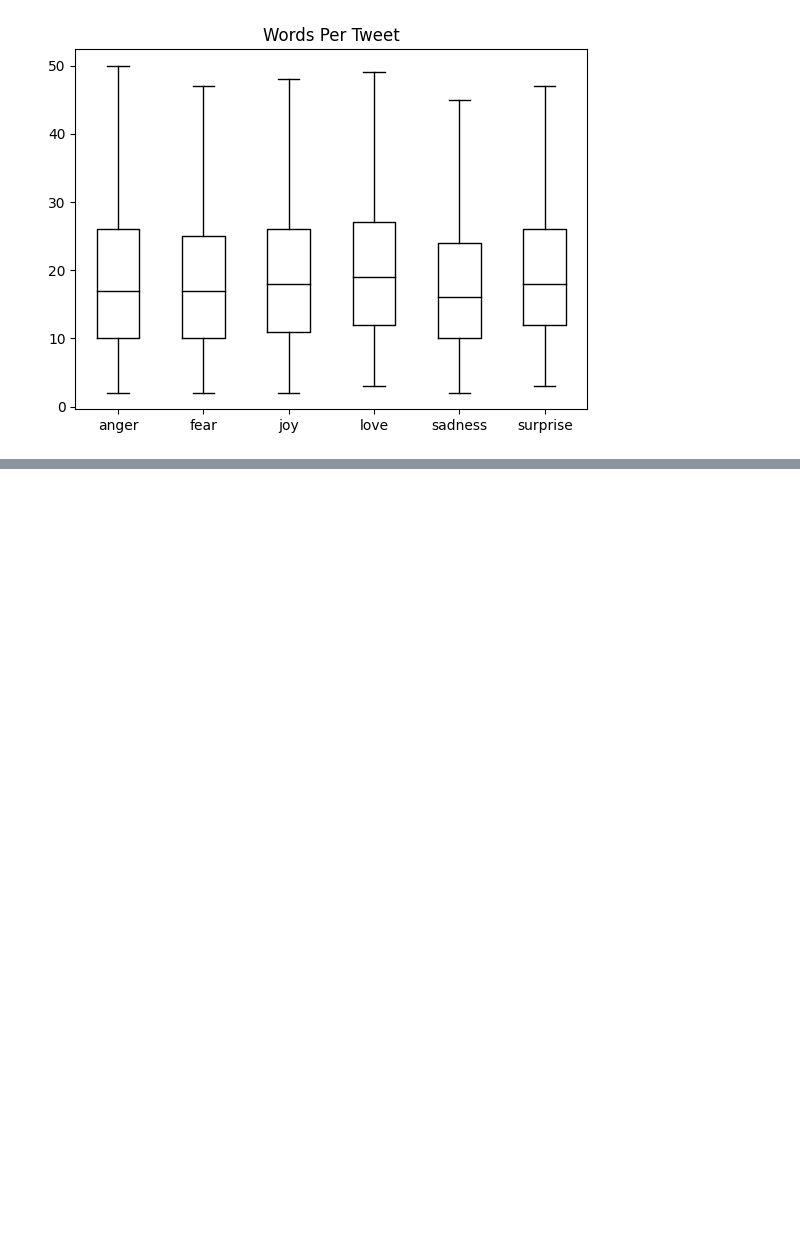
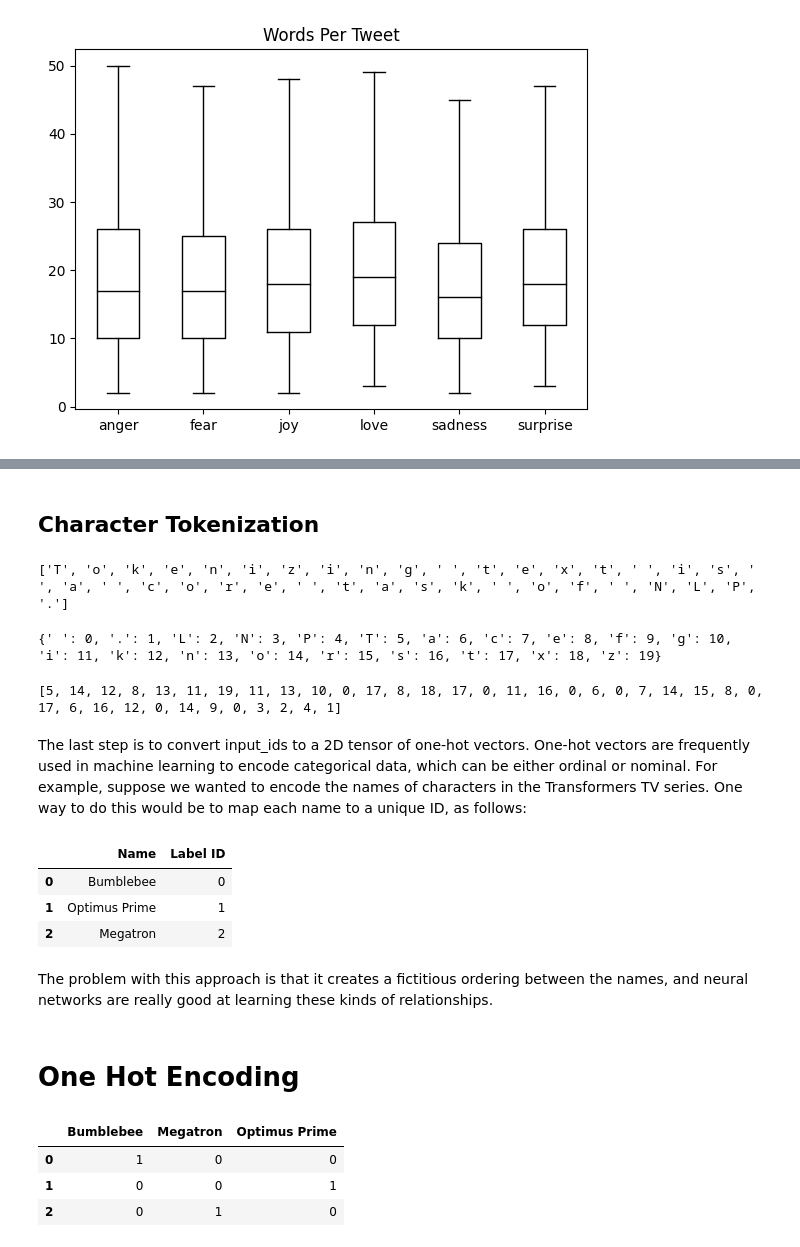
Before and after one commit to HuzaifaAnsari/HuzaifaAnsari, a Jupyter notebook: Chapter_2.ipynb, the cells around one changed output, grey strips where cells are left out. Cells and saved outputs as stored; diff of their text form; code cells hidden in the pictures; blank space fills up the shorter version.

```diff
--- a/Chapter_2.ipynb
+++ b/Chapter_2.ipynb
@@ -190,0 +164,45 @@ plt.show
+# %% [markdown]
+## Character Tokenization
+# %%
+text = "Tokenizing text is a core task of NLP."
+tokenized_text = list(text)
+print(tokenized_text)
+# %% [output]
+['T', 'o', 'k', 'e', 'n', 'i', 'z', 'i', 'n', 'g', ' ', 't', 'e', 'x', 't', ' ', 'i', 's', ' ', 'a', ' ', 'c', 'o', 'r', 'e', ' ', 't', 'a', 's', 'k', ' ', 'o', 'f', ' ', 'N', 'L', 'P', '.']
+# %%
+token2idx = {ch: idx for idx, ch in enumerate(sorted(set(tokenized_text)))}
+print(token2idx)
+# %% [output]
+{' ': 0, '.': 1, 'L': 2, 'N': 3, 'P': 4, 'T': 5, 'a': 6, 'c': 7, 'e': 8, 'f': 9, 'g': 10, 'i': 11, 'k': 12, 'n': 13, 'o': 14, 'r': 15, 's': 16, 't': 17, 'x': 18, 'z': 19}
+# %%
+input_ids = [token2idx[token] for token in tokenized_text]
+print(input_ids)
+# %% [output]
+[5, 14, 12, 8, 13, 11, 19, 11, 13, 10, 0, 17, 8, 18, 17, 0, 11, 16, 0, 6, 0, 7, 14, 15, 8, 0, 17, 6, 16, 12, 0, 14, 9, 0, 3, 2, 4, 1]
+# %% [markdown]
+The last step is to convert input_ids to a 2D tensor of one-hot vectors.
+One-hot vectors are frequently used in machine learning to encode categorical data,
+which can be either ordinal or nominal. For example, suppose we wanted to encode
+the names of characters in the Transformers TV series. One way to do this would be
+to map each name to a unique ID, as follows:
+# %%
+categorical_df = pd.DataFrame(
+ {"Name": ["Bumblebee", "Optimus Prime", "Megatron"], "Label ID": [0,1,2]})
+categorical_df
+# %% [output]
+|  | Name | Label ID |
+| 0 | Bumblebee | 0 |
+| 1 | Optimus Prime | 1 |
+| 2 | Megatron | 2 |
+# %% [markdown]
+The problem with this approach is that it creates a fictitious ordering between the
+names, and neural networks are really good at learning these kinds of relationships.
+# %% [markdown]
+# One Hot Encoding
+# %%
+pd.get_dummies(categorical_df["Name"],dtype=int)
+# %% [output]
+|  | Bumblebee | Megatron | Optimus Prime |
+| 0 | 1 | 0 | 0 |
+| 1 | 0 | 0 | 1 |
+| 2 | 0 | 1 | 0 |
```
Also changed, not shown: parts of 48 cells of this notebook.
